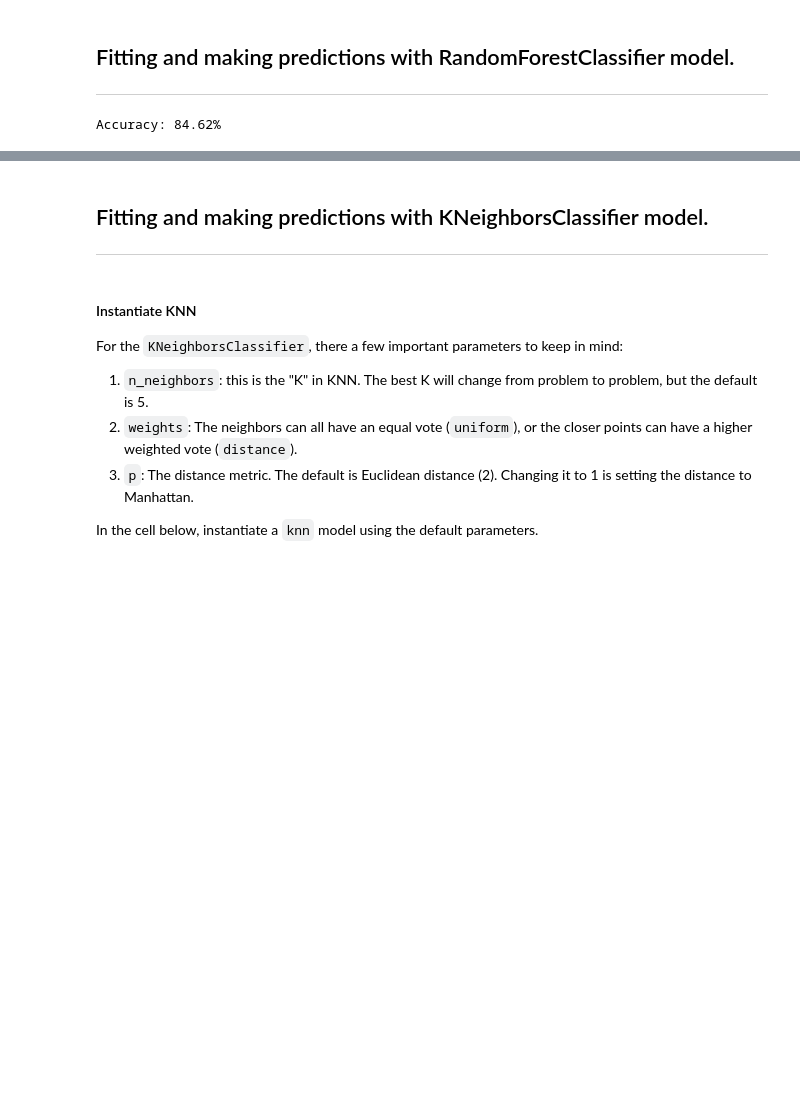
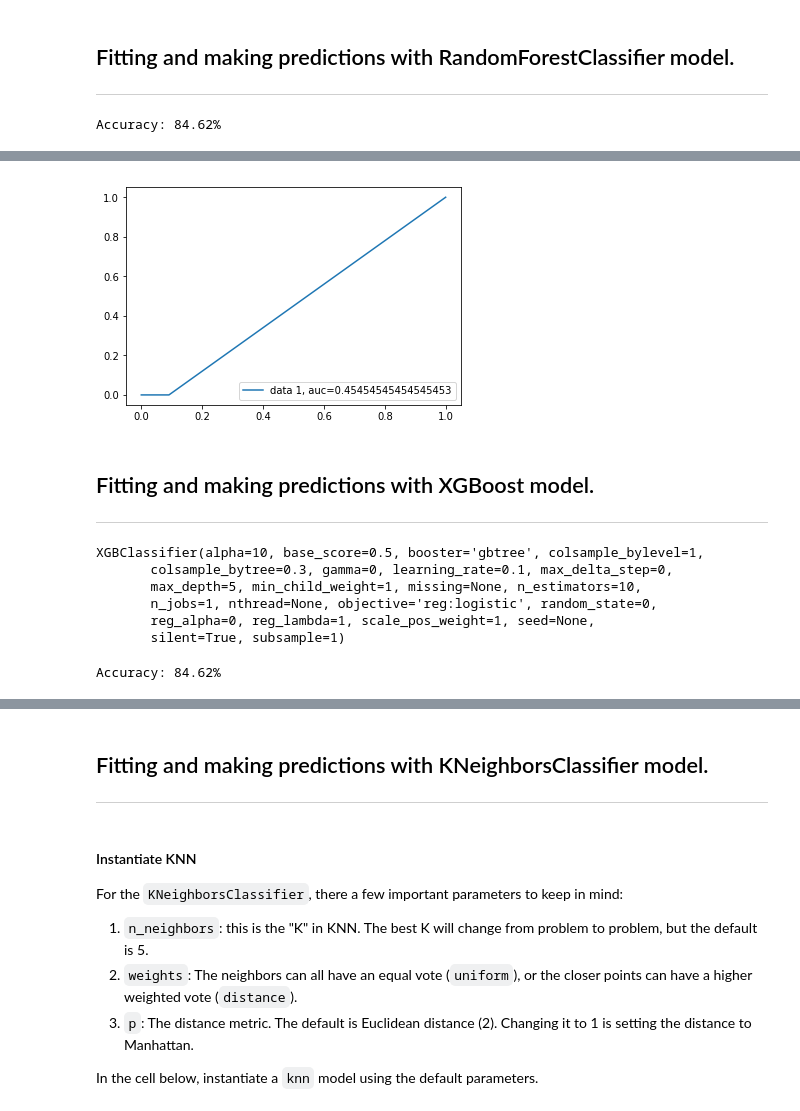
Before and after one commit to myingling0603/Debt-Portfolio-Capstone, a Jupyter notebook: Build Model.ipynb, the cells around one changed output, grey strips where cells are left out. Cells and saved outputs as stored; diff of their text form; code cells hidden in the pictures; blank space fills up the shorter version.

```diff
--- a/Build Model.ipynb
+++ b/Build Model.ipynb
@@ -252,0 +275,43 @@ pd.DataFrame(importances, index=[x for (_,x) in importances]).plot(kind = 'bar')
+# %%
+y_pred_proba = classifier.predict_proba(X_test)[::,1]
+
+fpr, tpr, _ = metrics.roc_curve(y_test,  y_pred_proba)
+
+auc = metrics.roc_auc_score(y_test, y_pred_proba)
+
+plt.plot(fpr,tpr,label="data 1, auc="+str(auc))
+plt.legend(loc=4)
+plt.show()
+# %% [output]
+[figure, added]
+# %% [markdown]
+## Fitting and making predictions with XGBoost model.
+
+---
+# %%
+xgb_model = xgb.XGBClassifier(objective ='reg:logistic',
+                              colsample_bytree = 0.3,
+                              learning_rate = 0.1,
+                              max_depth = 5,
+                              alpha = 10,
+                              n_estimators = 10)
+xgb_model.fit(X_train, y_train)
+
+print(xgb_model)
+# %% [output]
+XGBClassifier(alpha=10, base_score=0.5, booster='gbtree', colsample_bylevel=1,
+       colsample_bytree=0.3, gamma=0, learning_rate=0.1, max_delta_step=0,
+       max_depth=5, min_child_weight=1, missing=None, n_estimators=10,
+       n_jobs=1, nthread=None, objective='reg:logistic', random_state=0,
+       reg_alpha=0, reg_lambda=1, scale_pos_weight=1, seed=None,
+       silent=True, subsample=1)
+# %%
+# make predictions for test data
+y_pred = xgb_model.predict(X_test)
+predictions = [round(value) for value in y_pred]
+
+# evaluate predictions
+accuracy = accuracy_score(y_test, predictions)
+print("Accuracy: %.2f%%" % (accuracy * 100.0))
+# %% [output]
+Accuracy: 84.62%
```
Also changed, not shown: parts of 15 cells of this notebook, 4 other files.
